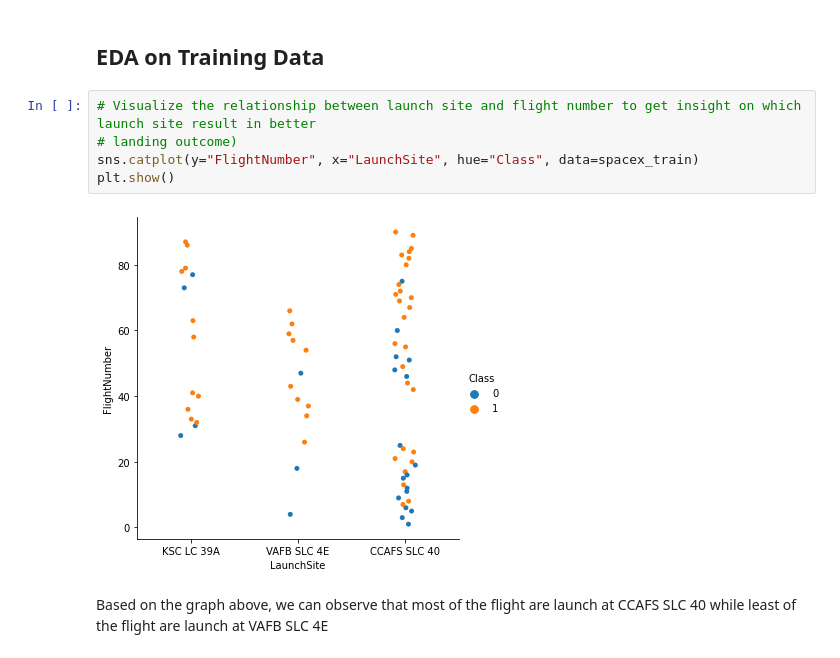
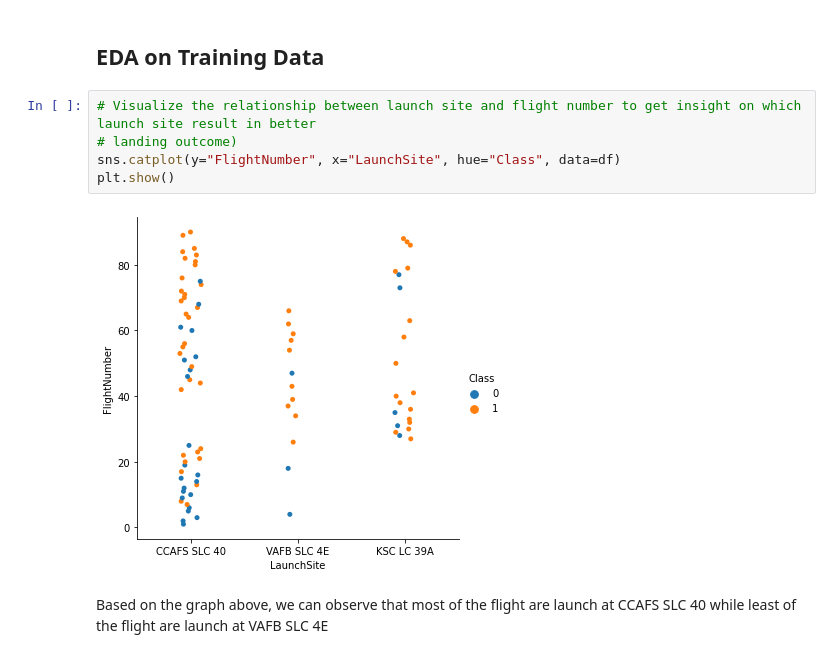
Before and after one commit to chiakl/spacex, a Jupyter notebook: spacex.ipynb, the cells around one changed output. Saved outputs shown, nothing was run; the diff lists cells and outputs as text.

```diff
--- a/spacex.ipynb
+++ b/spacex.ipynb
@@ -288,9 +276,9 @@ Splitted testing data shape: (18, 18)
 # %%
 # Visualize the relationship between launch site and flight number to get insight on which launch site result in better
 # landing outcome)
-sns.catplot(y="FlightNumber", x="LaunchSite", hue="Class", data=spacex_train)
+sns.catplot(y="FlightNumber", x="LaunchSite", hue="Class", data=df)
 plt.show()
 # %% [output]
-[figure, old version]
+[figure, new version]
 # %% [markdown]
 Based on the graph above, we can observe that most of the flight are launch at CCAFS SLC 40 while least of the flight are launch at VAFB SLC 4E
```
Also changed, not shown: parts of 37 cells of this notebook.
